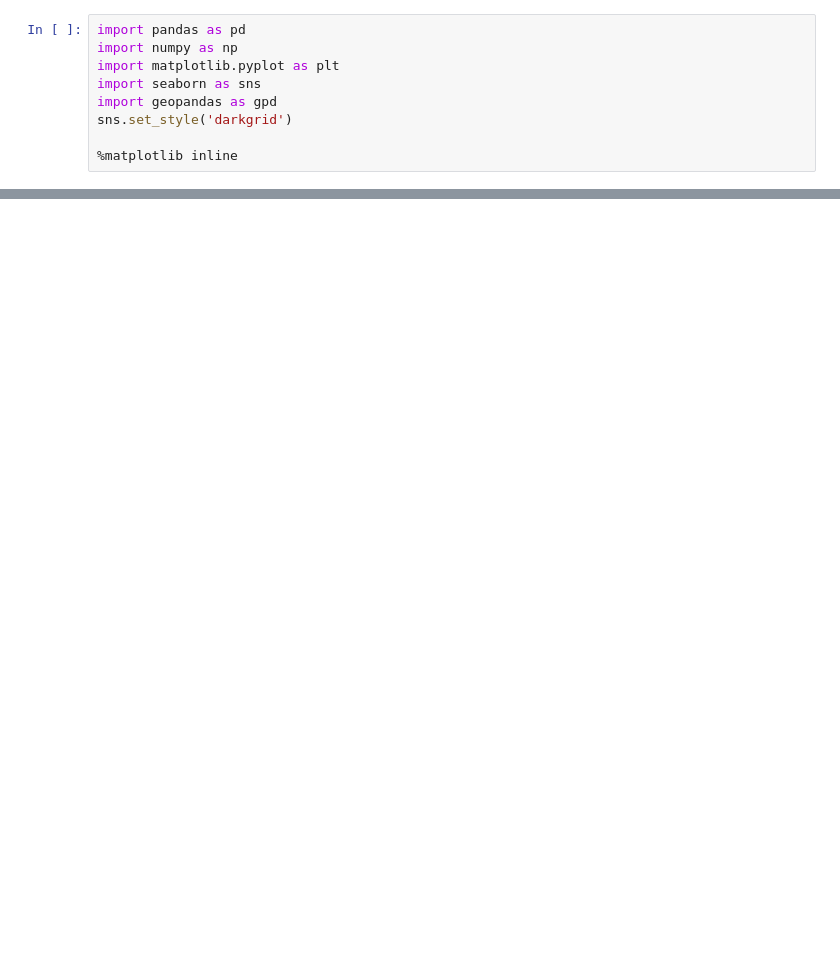
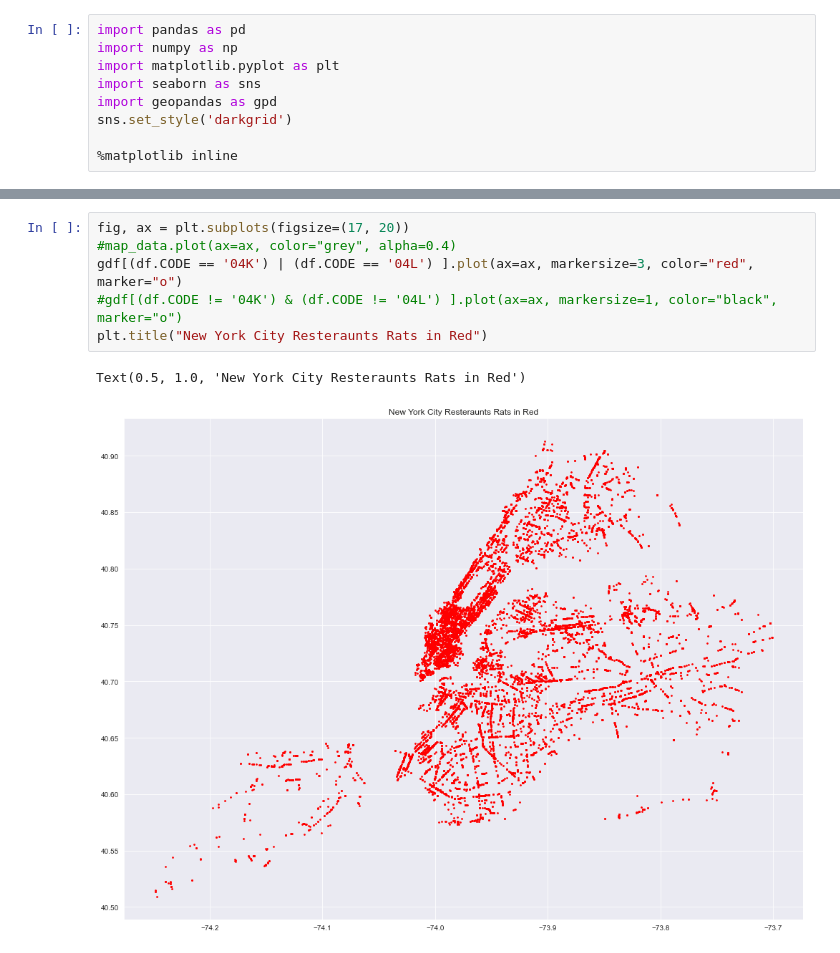
Before and after one commit to JacobMinkin/NYC_Restaurant_Health_Inspection, a Jupyter notebook: NYC_Mapping.ipynb, the cells around one changed output, grey strips where cells are left out. Drawn from its saved outputs; the diff is of its cells as text; blank space fills up the shorter version.

```diff
--- a/NYC_Mapping.ipynb
+++ b/NYC_Mapping.ipynb
@@ -25,0 +44,9 @@ plt.title("New York City Resteraunts")
+# %%
+fig, ax = plt.subplots(figsize=(17, 20))
+#map_data.plot(ax=ax, color="grey", alpha=0.4)
+gdf[(df.CODE == '04K') | (df.CODE == '04L') ].plot(ax=ax, markersize=3, color="red", marker="o")
+#gdf[(df.CODE != '04K') & (df.CODE != '04L') ].plot(ax=ax, markersize=1, color="black", marker="o")
+plt.title("New York City Resteraunts Rats in Red")
+# %% [output]
+Text(0.5, 1.0, 'New York City Resteraunts Rats in Red')
+[figure, added]
```
Also changed, not shown: parts of 14 cells of this notebook, 1 other file.
